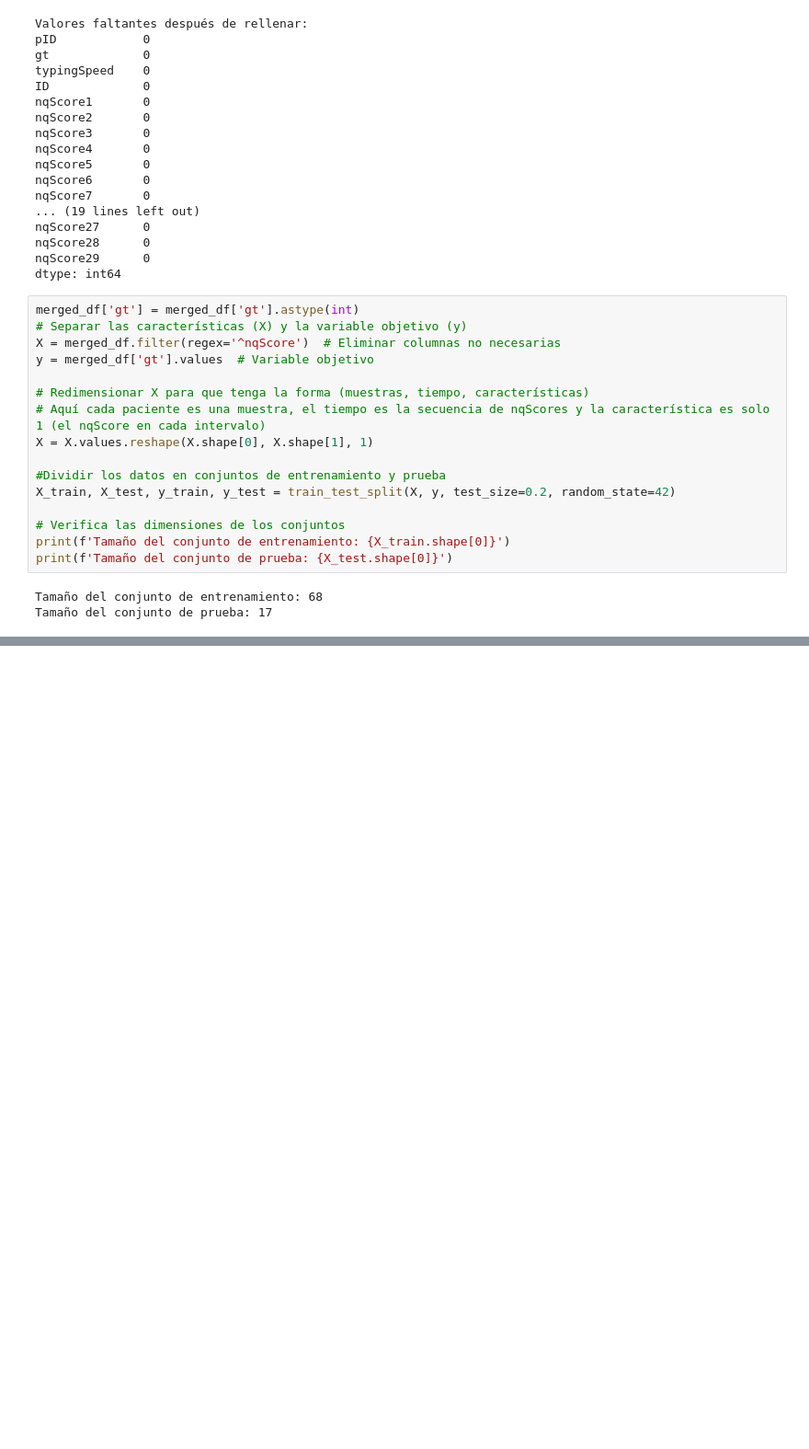
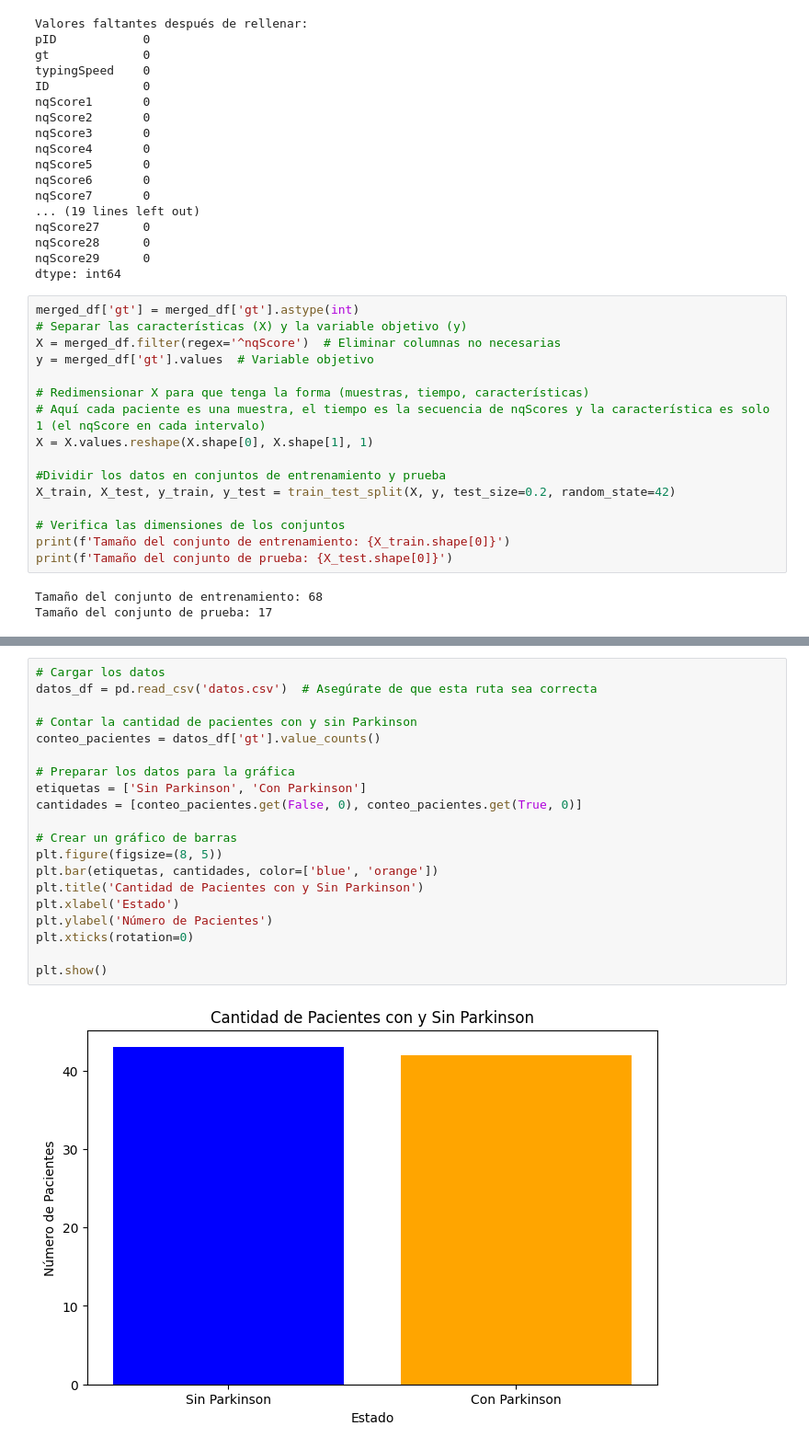
Before and after one commit to lavolamagik/tallerINtegrado, a Jupyter notebook: proyecto.ipynb, the cells around one changed output, grey strips where cells are left out. Shown at 92% size. Saved outputs shown, nothing was run; the diff lists cells and outputs as text; blank space fills up the shorter version.

```diff
--- a/proyecto.ipynb
+++ b/proyecto.ipynb
@@ -293,0 +307,22 @@ weighted avg       0.56      0.47      0.47        17
+# %%
+# Cargar los datos
+datos_df = pd.read_csv('datos.csv')  # Asegúrate de que esta ruta sea correcta
+
+# Contar la cantidad de pacientes con y sin Parkinson
+conteo_pacientes = datos_df['gt'].value_counts()
+
+# Preparar los datos para la gráfica
+etiquetas = ['Sin Parkinson', 'Con Parkinson']
+cantidades = [conteo_pacientes.get(False, 0), conteo_pacientes.get(True, 0)]
+
+# Crear un gráfico de barras
+plt.figure(figsize=(8, 5))
+plt.bar(etiquetas, cantidades, color=['blue', 'orange'])
+plt.title('Cantidad de Pacientes con y Sin Parkinson')
+plt.xlabel('Estado')
+plt.ylabel('Número de Pacientes')
+plt.xticks(rotation=0)
+
+plt.show()
+# %% [output]
+[figure, added]
```
Also changed, not shown: parts of 4 cells of this notebook, 5 other files.
